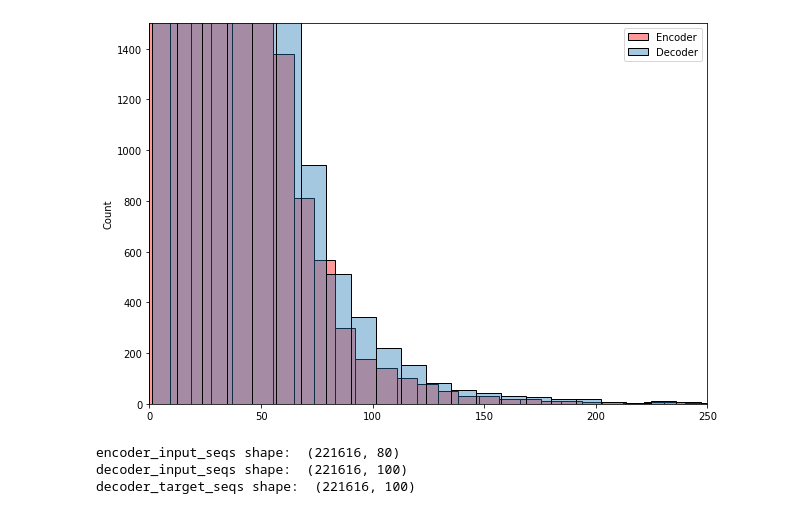
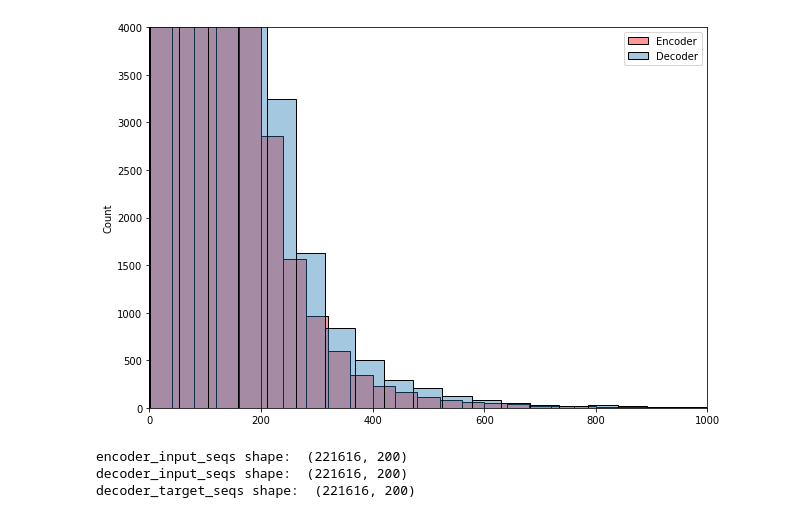
Before and after one commit to IvanLoko/chat-bot, a Jupyter notebook: chatbot.ipynb, the cells around one changed output. Cells and saved outputs as stored; diff of their text form; code cells hidden in the pictures.

Commit message:
letter as element of vocabulare

```diff
--- a/chatbot.ipynb
+++ b/chatbot.ipynb
@@ -53,7 +41,7 @@ def clean_text(text):
     text = " ".join(text.split())
     return text
 # %%
-with open('/content/movie_lines.txt', 'r', encoding='cp1252') as movie_lines:
+with open('./ChatBot_Dataset/movie_lines.txt', 'r', encoding='cp1252') as movie_lines:
     lines = movie_lines.read().split('\n')
 
 movie_line_dict = {}
@@ -62,11 +50,11 @@ for line in lines:
     index = line.split(' +++$+++ ')[0]
     clean_line = clean_text(text)
     tokinized_text = nltk.word_tokenize(clean_line)
-    movie_line_dict[index] = tokinized_text
+    movie_line_dict[index] = list(' '.join(tokinized_text))
 
 # movie_line_dict = {line.split(' +++$+++ ')[0]: nltk.word_tokenize(line.split(' +++$+++ ')[-1]) for line in lines}
 
-with open('/content/movie_conversations.txt', 'r', encoding='cp1252') as movie_conversation:
+with open('./ChatBot_Dataset/movie_conversations.txt', 'r', encoding='cp1252') as movie_conversation:
     lines = movie_conversation.read().split('\n')
 movie_conversation_list = [line.split(' +++$+++ ')[-1][1:-1].replace("'", '').split(', ') for line in lines]
 # %%
@@ -88,3 +81,12 @@ VOCAB_SIZE = len(vocab)
+# %%
+letters = letters_df.iloc[:int(letters_df.shape[0]/2)+1].letter.values
+vocab = {item: i+4 for i, item in enumerate(letters)}
+vocab['<START>'] = 0
+vocab['<FINISH>'] = 3
+vocab['<PAD>'] = 2
+vocab['<UNK>'] = 1
+inv_vocab = {i: j for j, i in vocab.items()}
+VOCAB_SIZE = len(vocab)
 # %%
 def char2indx(text: np.array, dec_tar=False, dec_inp=False):
     if dec_tar:
@@ -108,48 +108,47 @@ for conv in movie_conversation_list:
         decoder_target.append(char2indx(movie_line_dict[conv[line+1]], dec_tar= True))
 # %%
 ax = plt.figure(figsize=(10,7))
-plt.xlim(0, 250)
-plt.ylim(0, 1500)
+plt.xlim(0, 1000)
+plt.ylim(0, 4000)
 
 sns.histplot([len(i) for i in encoder_input], bins = 40, color='r', alpha = .4, label = 'Encoder',)
 sns.histplot([len(i) for i in decoder_input], bins = 60, alpha =.4, label = 'Decoder')
 plt.legend()
 plt.show()
 # %% [output]
-[figure, old version]
+[figure, new version]
 # %%
-MAX_DEC_LEN_SEQ = 100
-MAX_ENC_LEN_SEQ = 80
+MAX_LEN_SEQ = 200
 
 encoder_input_seqs = pad_sequences(
     encoder_input,
     value=vocab['<PAD>'],
     padding='post',
     truncating='post',
-    maxlen=MAX_ENC_LEN_SEQ)
+    maxlen=MAX_LEN_SEQ)
 
 decoder_input_seqs = pad_sequences(
     decoder_input,
     value=vocab['<PAD>'],
     padding='post',
     truncating='post',
-    maxlen=MAX_DEC_LEN_SEQ)
+    maxlen=MAX_LEN_SEQ)
 
 decoder_target_seqs = pad_sequences(
     decoder_target,
     value=vocab['<PAD>'],
     padding='post',
     truncating='post',
-    maxlen=MAX_DEC_LEN_SEQ)
+    maxlen=MAX_LEN_SEQ)
 
 
 print('encoder_input_seqs shape: ', encoder_input_seqs.shape)
 print('decoder_input_seqs shape: ', decoder_input_seqs.shape)
 print('decoder_target_seqs shape: ', decoder_target_seqs.shape)
 # %% [output]
-encoder_input_seqs shape:  (221616, 80)
-decoder_input_seqs shape:  (221616, 100)
-decoder_target_seqs shape:  (221616, 100)
+encoder_input_seqs shape:  (221616, 200)
+decoder_input_seqs shape:  (221616, 200)
+decoder_target_seqs shape:  (221616, 200)
 # %%
 print('encoder_input_seqs:\n', indx2char(encoder_input_seqs[10258]), end = '\n==============================\n')
 print('decoder_input_seqs:\n', indx2char(decoder_input_seqs[10258]), end = '\n==============================\n')
```
Also changed, not shown: parts of 11 cells of this notebook.
